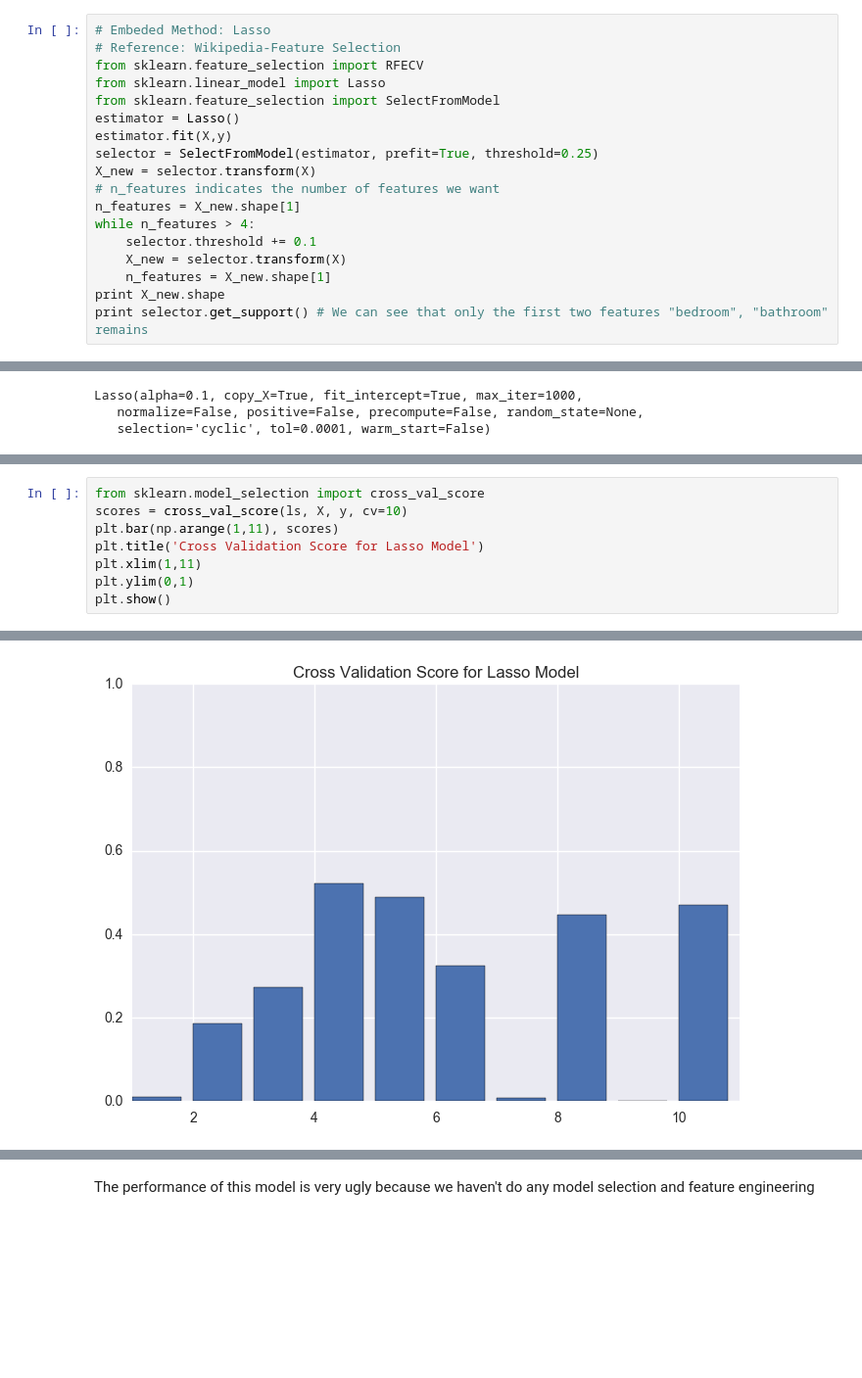
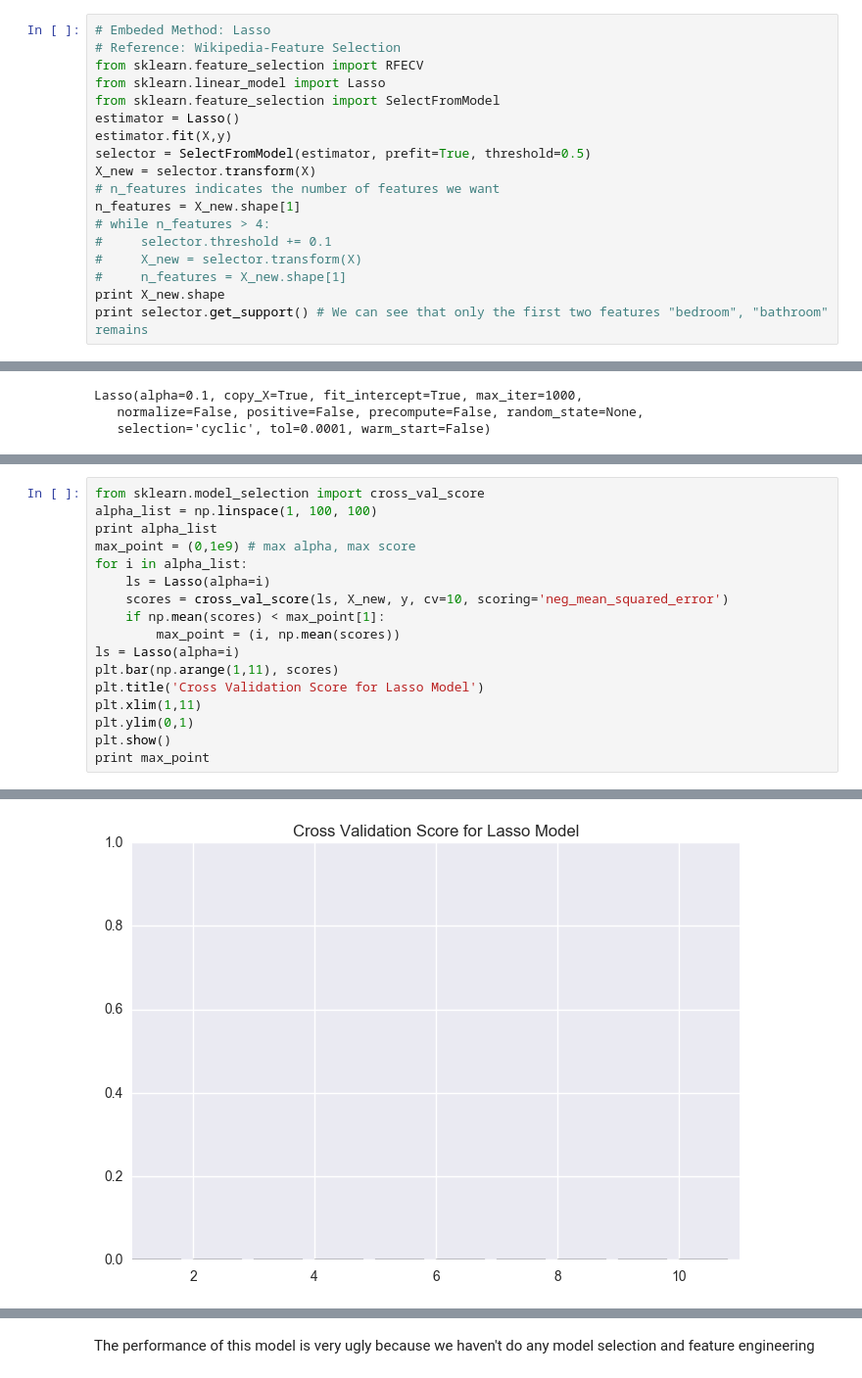
Before and after one commit to Charlespartina/DS1001-Project, a Jupyter notebook: notebook/Final Project.ipynb, the cells around one changed output, grey strips where cells are left out. Shown at 98% size. Saved outputs shown, nothing was run; the diff lists cells and outputs as text; blank space fills up the shorter version.

```diff
--- a/notebook/Final Project.ipynb
+++ b/notebook/Final Project.ipynb
@@ -126,14 +131,14 @@ from sklearn.linear_model import Lasso
 from sklearn.feature_selection import SelectFromModel
 estimator = Lasso()
 estimator.fit(X,y)
-selector = SelectFromModel(estimator, prefit=True, threshold=0.25)
+selector = SelectFromModel(estimator, prefit=True, threshold=0.5)
 X_new = selector.transform(X)
 # n_features indicates the number of features we want
 n_features = X_new.shape[1]
-while n_features > 4:
-    selector.threshold += 0.1
-    X_new = selector.transform(X)
-    n_features = X_new.shape[1]
+# while n_features > 4:
+#     selector.threshold += 0.1
+#     X_new = selector.transform(X)
+#     n_features = X_new.shape[1]
 print X_new.shape
 print selector.get_support() # We can see that only the first two features "bedroom", "bathroom" remains
 # %% [output]
@@ -156,9 +163,18 @@ Lasso(alpha=0.1, copy_X=True, fit_intercept=True, max_iter=1000,
 # %%
 from sklearn.model_selection import cross_val_score
-scores = cross_val_score(ls, X, y, cv=10)
+alpha_list = np.linspace(1, 100, 100)
+print alpha_list
+max_point = (0,1e9) # max alpha, max score
+for i in alpha_list:
+    ls = Lasso(alpha=i)
+    scores = cross_val_score(ls, X_new, y, cv=10, scoring='neg_mean_squared_error')
+    if np.mean(scores) < max_point[1]:
+        max_point = (i, np.mean(scores))
+ls = Lasso(alpha=i)
 plt.bar(np.arange(1,11), scores)
 plt.title('Cross Validation Score for Lasso Model')
 plt.xlim(1,11)
 plt.ylim(0,1)
 plt.show()
+print max_point
 # %% [output]
@@ -165 +190 @@ plt.show()
-[figure, old version]
+[figure, new version]
```
Also changed, not shown: parts of 14 cells of this notebook.
